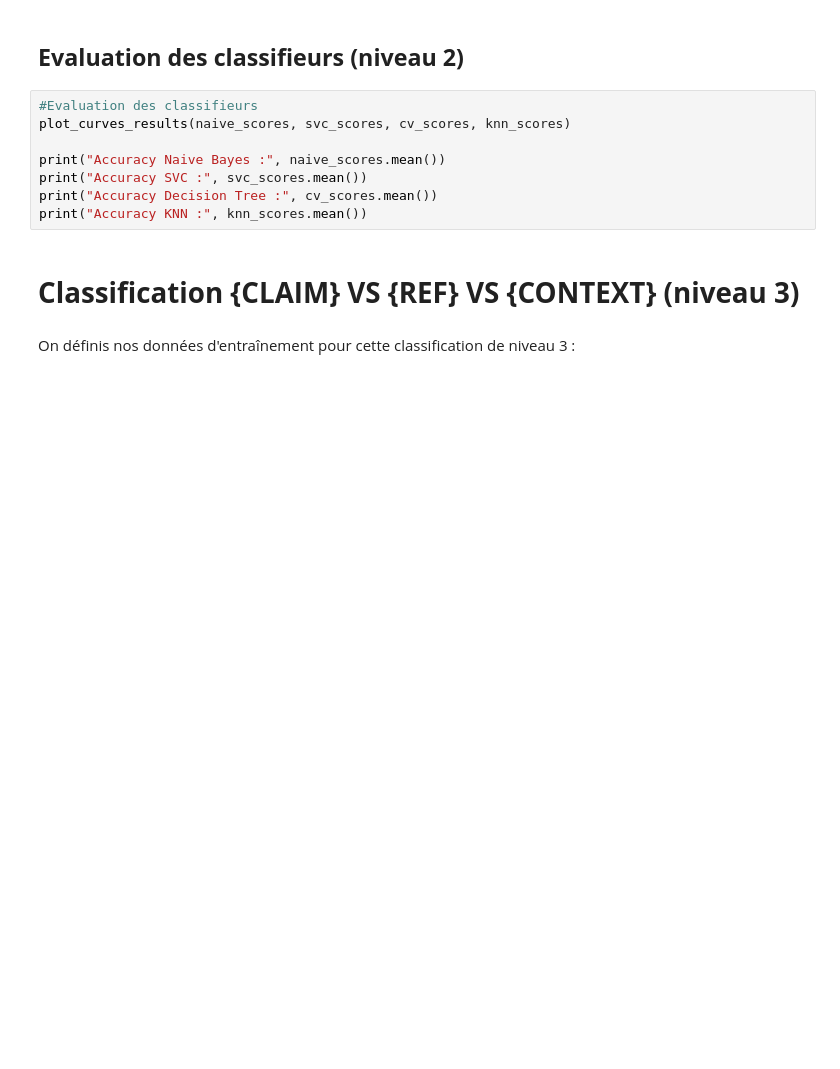
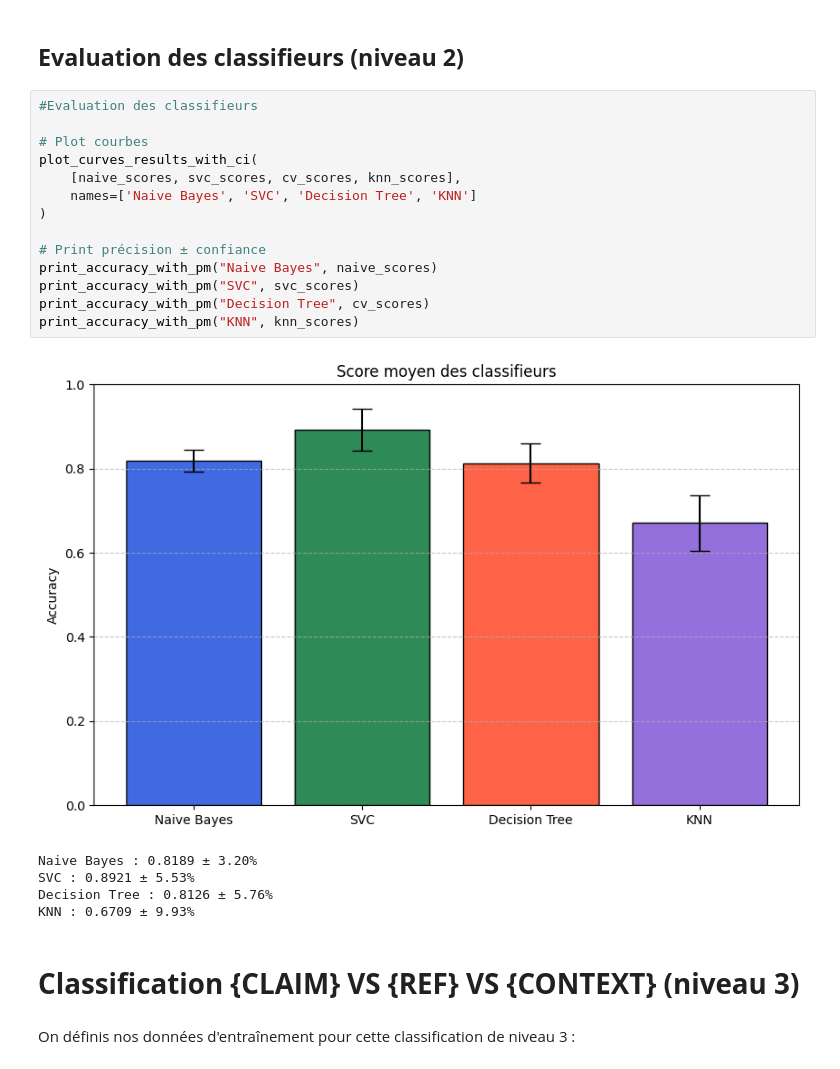
Before and after one commit to Akkuun/M1_IMAGINE_ML_Project, a Jupyter notebook: ML_Project_Group_8.ipynb, the cells around one changed output. Cells and saved outputs as stored; diff of their text form; blank space fills up the shorter version.

```diff
--- a/ML_Project_Group_8.ipynb
+++ b/ML_Project_Group_8.ipynb
@@ -1746,12 +1792,24 @@ plot_curves_confusion(conf_matrix, ['CONTEXT', 'CLAIM/REF'])
 ## **Evaluation des classifieurs (niveau 2)**
 # %%
 #Evaluation des classifieurs
-plot_curves_results(naive_scores, svc_scores, cv_scores, knn_scores)
 
-print("Accuracy Naive Bayes :", naive_scores.mean())
-print("Accuracy SVC :", svc_scores.mean())
-print("Accuracy Decision Tree :", cv_scores.mean())
-print("Accuracy KNN :", knn_scores.mean())
+# Plot courbes
+plot_curves_results_with_ci(
+    [naive_scores, svc_scores, cv_scores, knn_scores],
+    names=['Naive Bayes', 'SVC', 'Decision Tree', 'KNN']
+)
+
+# Print précision ± confiance
+print_accuracy_with_pm("Naive Bayes", naive_scores)
+print_accuracy_with_pm("SVC", svc_scores)
+print_accuracy_with_pm("Decision Tree", cv_scores)
+print_accuracy_with_pm("KNN", knn_scores)
+# %% [output]
+[figure, added]
+Naive Bayes : 0.8189 ± 3.20%
+SVC : 0.8921 ± 5.53%
+Decision Tree : 0.8126 ± 5.76%
+KNN : 0.6709 ± 9.93%
 # %% [markdown]
 # **Classification {CLAIM} VS {REF} VS {CONTEXT} (niveau 3)**
 # %% [markdown]
```
Also changed, not shown: parts of 16 cells of this notebook.
